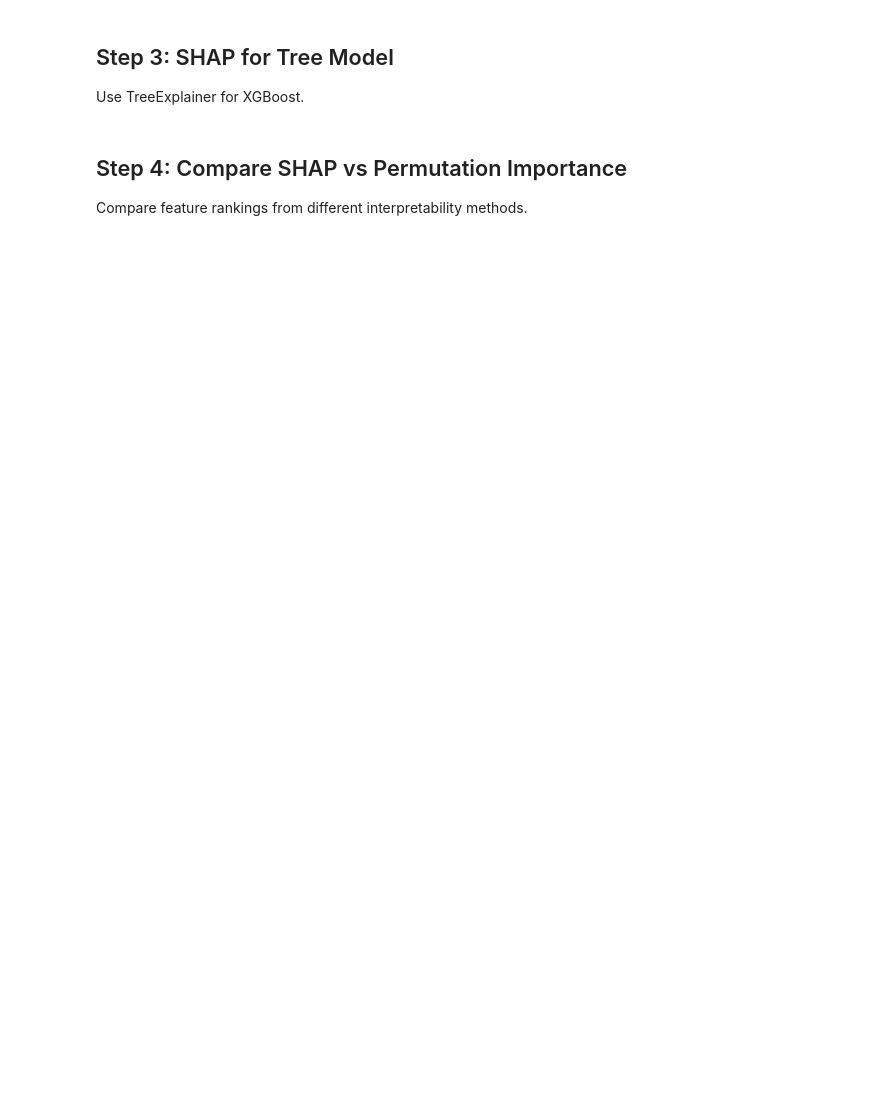
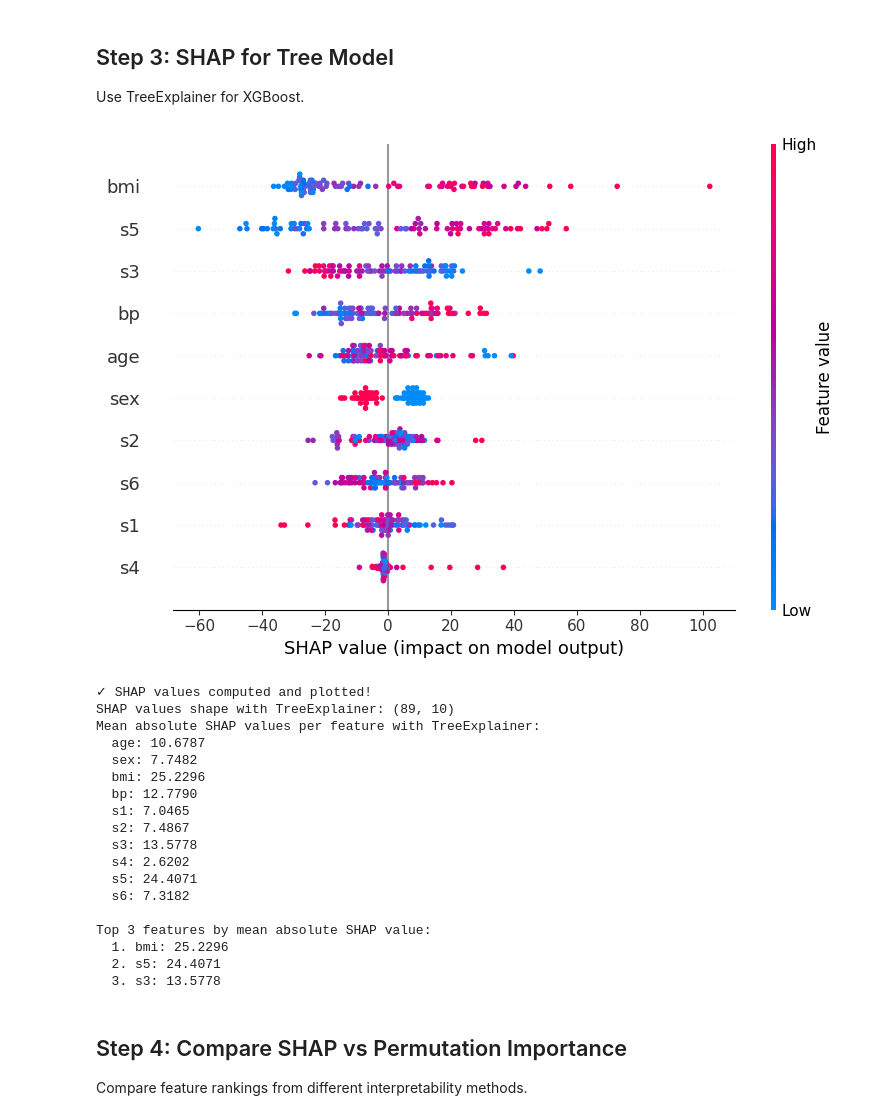
Before and after one commit to Tuminha/ml-interpretability-dojo, a Jupyter notebook: notebooks/04_shap_linear_and_trees.ipynb, the cells around one changed output. Saved outputs shown, nothing was run; the diff lists cells and outputs as text; code cells hidden in the pictures; blank space fills up the shorter version.

```diff
--- a/notebooks/04_shap_linear_and_trees.ipynb
+++ b/notebooks/04_shap_linear_and_trees.ipynb
@@ -92,3 +192,62 @@ Use TreeExplainer for XGBoost.
+# %%
+# === TODO: Fit XGBoost, compute SHAP with TreeExplainer
+# Hints:
+#   - Fit XGBRegressor(n_estimators=200, max_depth=3)
+#   - Use shap.TreeExplainer(model)
+#   - Compute SHAP values for small test sample
+#   - Plot beeswarm plot
+# Acceptance: SHAP beeswarm plot; note top 3 features
+
+model_xgb = xgb.XGBRegressor(n_estimators=200, max_depth=3, random_state=42)
+model_xgb.fit(X_train, y_train)
+
+explainer_xgb = shap.TreeExplainer(model_xgb)
+
+# Compute SHAP values (returns Explanation object)
+shap_explanation_xgb = explainer_xgb(X_test)
+
+# Extract the actual SHAP values array from the Explanation object
+shap_values_xgb = shap_explanation_xgb.values
+
+# Plot summary plot (can use Explanation object directly)
+plt.figure(figsize=(12, 6))
+shap.summary_plot(shap_explanation_xgb, X_test, feature_names=X_test.columns, show=False)
+plt.tight_layout()
+plt.savefig('../images/04_shap_tree_summary.png', dpi=150, bbox_inches='tight')
+plt.show()
+
+print("✓ SHAP values computed and plotted!")
+print(f"SHAP values shape with TreeExplainer: {shap_values_xgb.shape}")
+print(f"Mean absolute SHAP values per feature with TreeExplainer:")
+mean_shap_xgb = np.abs(shap_values_xgb).mean(axis=0)
+for i, feature in enumerate(X_test.columns):
+    print(f"  {feature}: {mean_shap_xgb[i]:.4f}")
+
+# Print top 3 features
+top_3_indices = np.argsort(mean_shap_xgb)[::-1][:3]
+print("\nTop 3 features by mean absolute SHAP value:")
+for rank, idx in enumerate(top_3_indices, 1):
+    print(f"  {rank}. {X_test.columns[idx]}: {mean_shap_xgb[idx]:.4f}")
+# %% [output]
+[figure, added]
+✓ SHAP values computed and plotted!
+SHAP values shape with TreeExplainer: (89, 10)
+Mean absolute SHAP values per feature with TreeExplainer:
+  age: 10.6787
+  sex: 7.7482
+  bmi: 25.2296
+  bp: 12.7790
+  s1: 7.0465
+  s2: 7.4867
+  s3: 13.5778
+  s4: 2.6202
+  s5: 24.4071
+  s6: 7.3182
+
+Top 3 features by mean absolute SHAP value:
+  1. bmi: 25.2296
+  2. s5: 24.4071
+  3. s3: 13.5778
 # %% [markdown]
 ## Step 4: Compare SHAP vs Permutation Importance
 
```
Also changed, not shown: parts of 8 cells of this notebook, 4 other files.
